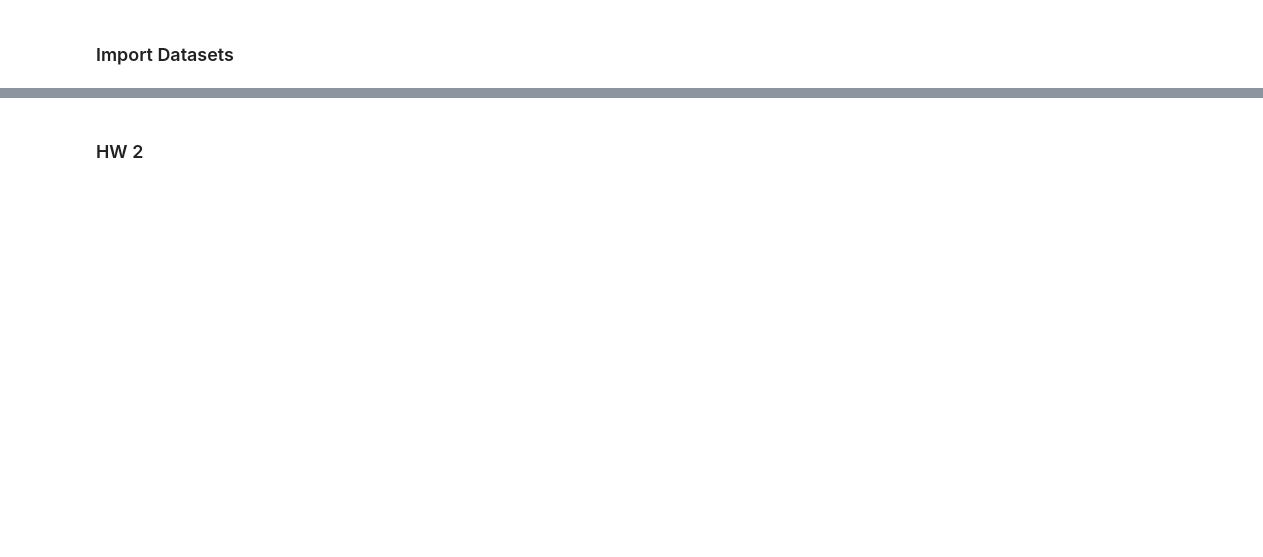
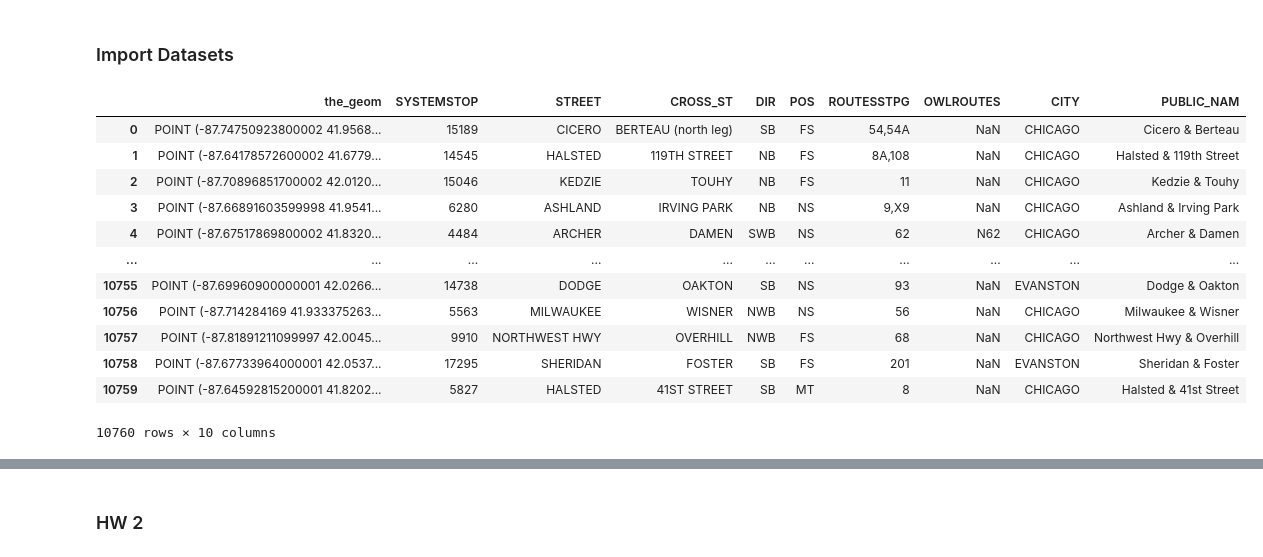
Before and after one commit to chance-roberts/DATA6330_RobertsC, a Jupyter notebook: RobertsC_DATA6330.ipynb, the cells around one changed output, grey strips where cells are left out. Drawn from its saved outputs; the diff is of its cells as text; code cells hidden in the pictures; blank space fills up the shorter version.

Commit message:
Added Data files and update code

```diff
--- a/RobertsC_DATA6330.ipynb
+++ b/RobertsC_DATA6330.ipynb
@@ -91,6 +92,24 @@ train_ridership_df = pd.DataFrame.from_records(train_ridership)
 #For traffic crashes, use "crash_date" as the date field
 traffic_crashes = client.get("85ca-t3if", where=f"Crash_Date between '{start_date}' and '{end_date}'", limit=1000000)
 traffic_crashes_df = pd.DataFrame.from_records(traffic_crashes)
+# %%
+#For Bus Stops
+bus_stops_df = pd.read_csv('Data/CTA_BusStops.csv')
+bus_stops_df
+# %% [output]
+|  | the_geom | SYSTEMSTOP | STREET | CROSS_ST | DIR | POS | ROUTESSTPG | OWLROUTES | CITY | PUBLIC_NAM |
+| 0 | POINT (-87.74750923800002 41.9568... | 15189 | CICERO | BERTEAU (north leg) | SB | FS | 54,54A | NaN | CHICAGO | Cicero & Berteau |
+| 1 | POINT (-87.64178572600002 41.6779... | 14545 | HALSTED | 119TH STREET | NB | FS | 8A,108 | NaN | CHICAGO | Halsted & 119th Street |
+| 2 | POINT (-87.70896851700002 42.0120... | 15046 | KEDZIE | TOUHY | NB | FS | 11 | NaN | CHICAGO | Kedzie & Touhy |
+| 3 | POINT (-87.66891603599998 41.9541... | 6280 | ASHLAND | IRVING PARK | NB | NS | 9,X9 | NaN | CHICAGO | Ashland & Irving Park |
+| 4 | POINT (-87.67517869800002 41.8320... | 4484 | ARCHER | DAMEN | SWB | NS | 62 | N62 | CHICAGO | Archer & Damen |
+| ... | ... | ... | ... | ... | ... | ... | ... | ... | ... | ... |
+| 10755 | POINT (-87.69960900000001 42.0266... | 14738 | DODGE | OAKTON | SB | NS | 93 | NaN | EVANSTON | Dodge & Oakton |
+| 10756 | POINT (-87.714284169 41.933375263... | 5563 | MILWAUKEE | WISNER | NWB | NS | 56 | NaN | CHICAGO | Milwaukee & Wisner |
+| 10757 | POINT (-87.81891211099997 42.0045... | 9910 | NORTHWEST HWY | OVERHILL | NWB | FS | 68 | NaN | CHICAGO | Northwest Hwy & Overhill |
+| 10758 | POINT (-87.67733964000001 42.0537... | 17295 | SHERIDAN | FOSTER | SB | FS | 201 | NaN | EVANSTON | Sheridan & Foster |
+| 10759 | POINT (-87.64592815200001 41.8202... | 5827 | HALSTED | 41ST STREET | SB | MT | 8 | NaN | CHICAGO | Halsted & 41st Street |
+10760 rows × 10 columns
 # %%
 display(bus_ridership_df.head())
 display(train_ridership_df.head())
```
Also changed, not shown: parts of 34 cells of this notebook, 1 other file.
